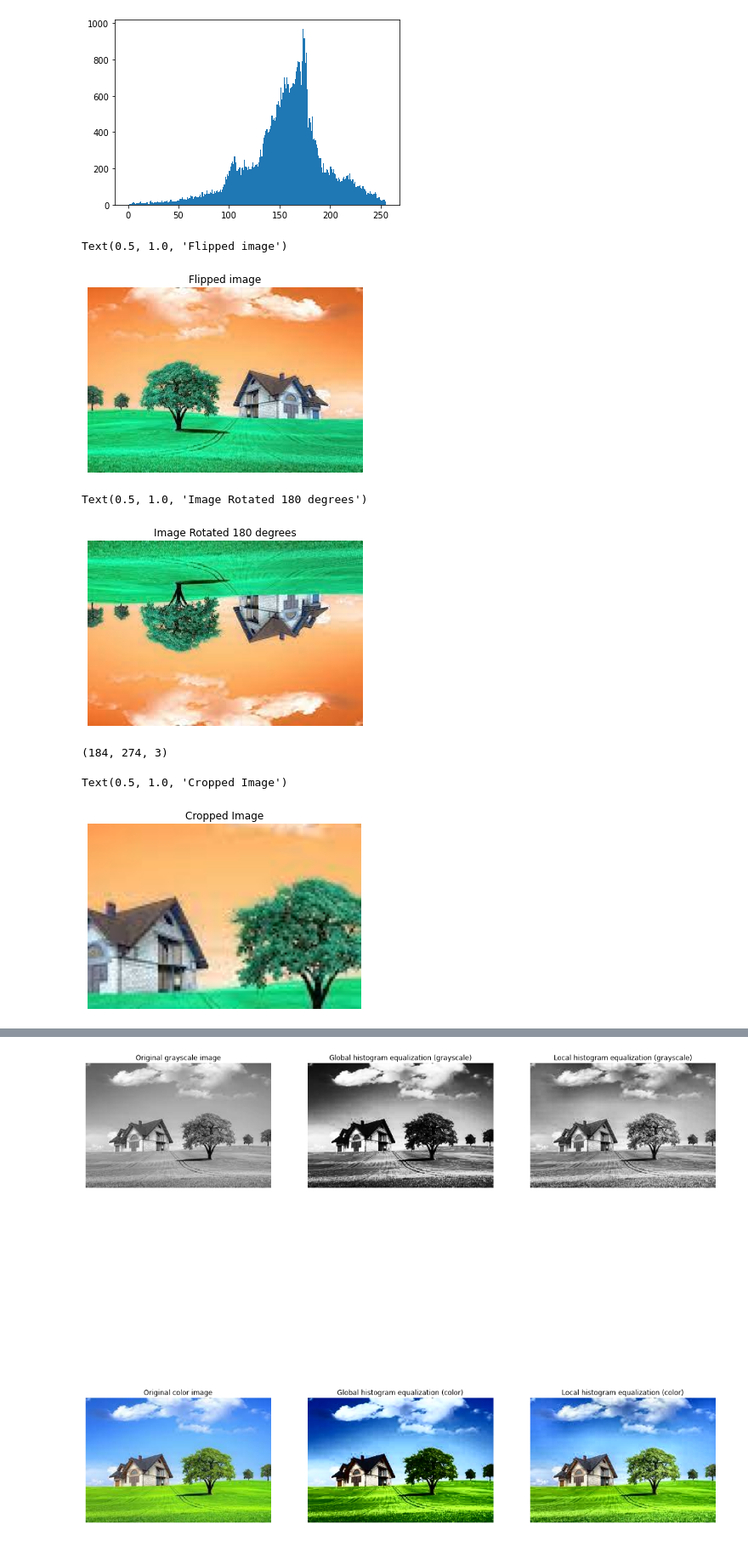
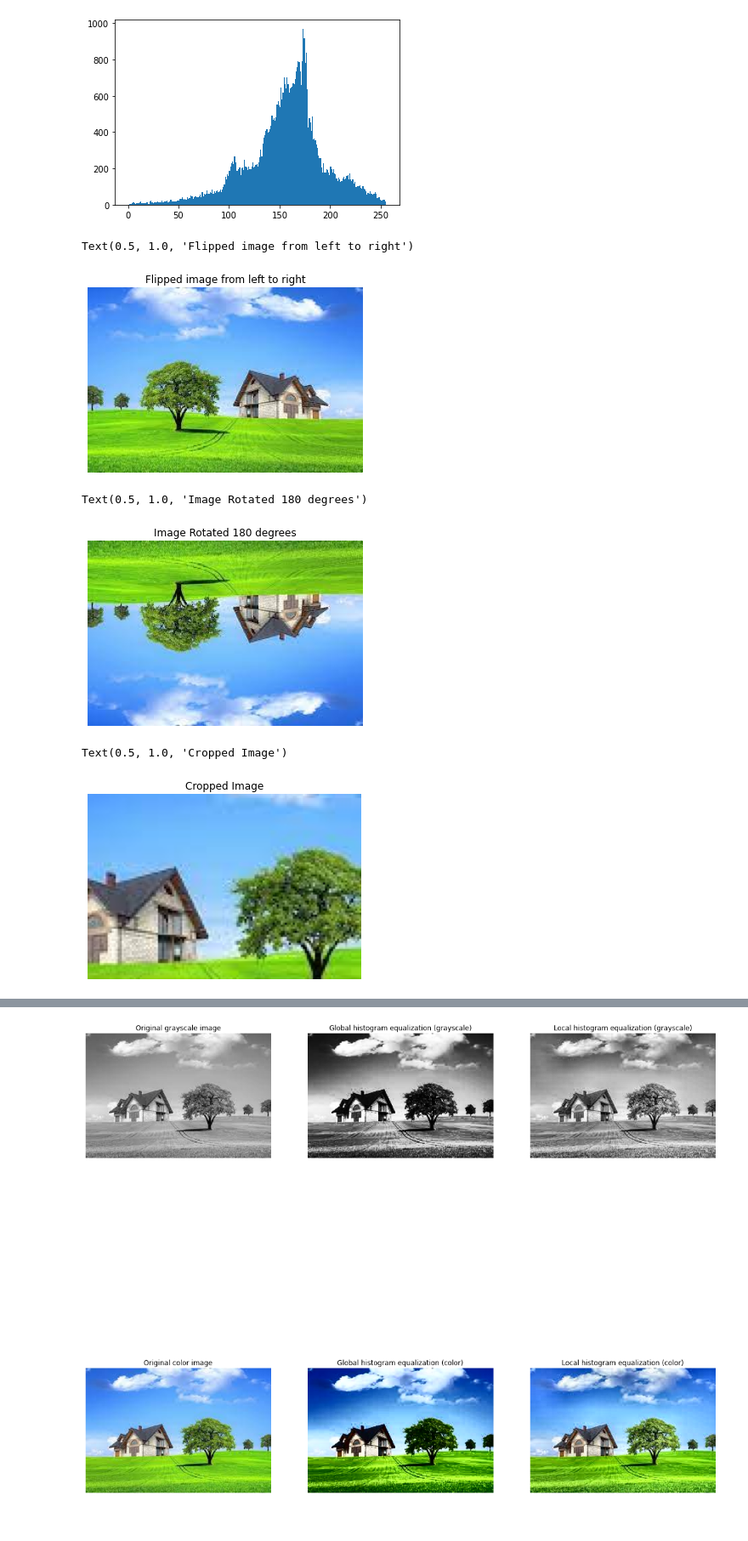
Before and after one commit to Quang-Nguyen-Van/MSE_Image-Video-Processing, a Jupyter notebook: Quizz.ipynb, the cells around one changed output, grey strips where cells are left out. Shown at 85% size. Drawn from its saved outputs; the diff is of its cells as text; code cells hidden in the pictures.

```diff
--- a/Quizz.ipynb
+++ b/Quizz.ipynb
@@ -115,23 +114,25 @@ plt.show()
 # %%
 # Cau 5
 # Flipp image from left to right
 flippedImage = cv2.flip(Img1, 1)
-plt.imshow(flippedImage)
+flippedImage = cv2.cvtColor(flippedImage, cv2.COLOR_BGR2RGB)
+plt.imshow(flippedImage, cmap='gray')
 plt.axis('off')
 plt.title('Flipped image from left to right')
 # %% [output]
-Text(0.5, 1.0, 'Flipped image')
+Text(0.5, 1.0, 'Flipped image from left to right')
-[figure, old version]
+[figure, new version]
 # %%
 # Cau 5
 # Rotate image clockwise 180 degrees
 imgRotate180 = cv2.rotate(Img1, cv2.ROTATE_180)
+imgRotate180 = cv2.cvtColor(imgRotate180, cv2.COLOR_BGR2RGB)
 plt.imshow(imgRotate180)
 plt.axis('off')
 plt.title('Image Rotated 180 degrees')
 # %% [output]
 Text(0.5, 1.0, 'Image Rotated 180 degrees')
-[figure, old version]
+[figure, new version]
 # %%
 # Cau 5
 # crop ½ central of the image
@@ -140,11 +141,11 @@ widt, heigt = Img1.shape[1], Img1.shape[0]
 mid_x, mid_y = int(widt/2), int(heigt/2)
 cw2, ch2 = int(mid_x/2), int(mid_y/2)
 croppedImg = Img1[mid_y-ch2:mid_y+ch2, mid_x-cw2:mid_x + cw2]
+croppedImg = cv2.cvtColor(croppedImg, cv2.COLOR_BGR2RGB)
 
 plt.imshow(croppedImg)
 plt.axis('off')
 plt.title('Cropped Image')
 # %% [output]
-(184, 274, 3)
+Text(0.5, 1.0, 'Cropped Image')
-Text(0.5, 1.0, 'Cropped Image')
-[figure, old version]
+[figure, new version]
```
Also changed, not shown: parts of 4 cells of this notebook.
